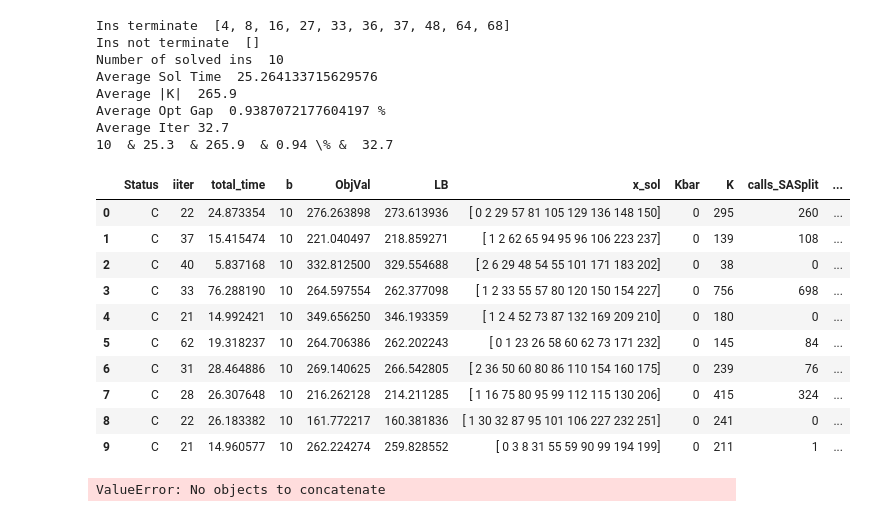
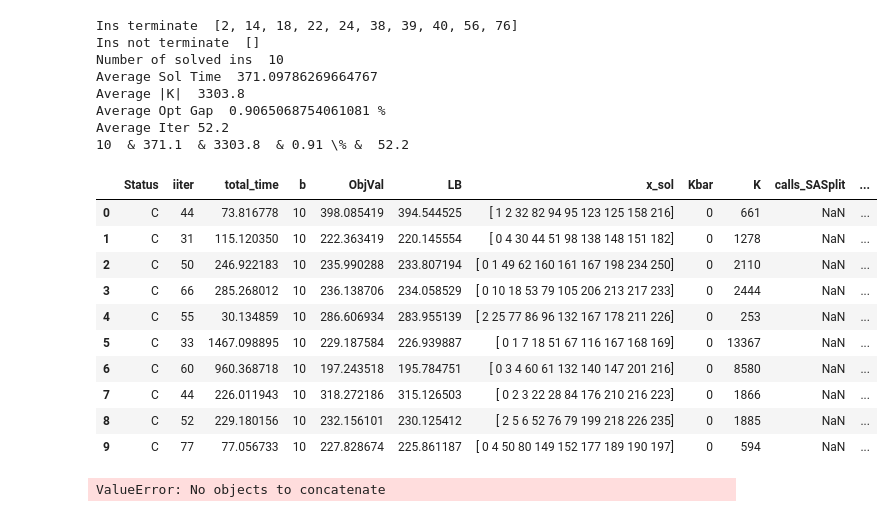
Before and after one commit to diHnguyen/SSPI, a Jupyter notebook: PythonConversion/Dec2024_Output/ProcessOutput.ipynb, the cells around one changed output. Saved outputs shown, nothing was run; the diff lists cells and outputs as text; code cells hidden in the pictures.

```diff
--- a/PythonConversion/Dec2024_Output/ProcessOutput.ipynb
+++ b/PythonConversion/Dec2024_Output/ProcessOutput.ipynb
@@ -14,8 +14,8 @@ N = 40 #50
 
 # N40
 # ins = [1, 3, 5, 6, 7, 9, 10, 11, 12, 13]
-ins =  [4, 8, 16, 27, 33, 36, 37, 48, 64, 68]
-# ins =  [2, 14, 18, 22, 24, 38, 39, 40, 56, 76]
+# ins =  [4, 8, 16, 27, 33, 36, 37, 48, 64, 68]
+ins =  [2, 14, 18, 22, 24, 38, 39, 40, 56, 76]
 
 # N50
 # ins =  [2, 6, 7, 10, 13, 14, 15, 16, 17, 21]
@@ -26,7 +26,8 @@ ins =  [4, 8, 16, 27, 33, 36, 37, 48, 64, 68]
 def processMain(N, ins):
     fileNames = []
     for i in ins:
-        fileNames.append("./Dec2024_Output/Iter/main_singleCut_combinedStratV1_WarmStart_threshold_p_15_N"+str(N)+"_"+str(i)+".txt")
+        # fileNames.append("./Dec2024_Output/Iter/main_singleCut_combinedStratV1_WarmStart_threshold_p_skipSmallCells_15_N"+str(N)+"_"+str(i)+".txt")
+        fileNames.append("./Dec2024_Output/Iter/main_singleCut_15_N"+str(N)+"_"+str(i)+".txt")
         # fileNames.append("./Iter/main_A3_0_15_N"+str(N)+"_"+str(i)+".txt")
     # print(fileNames)
     # Use the next line for finished ins
@@ -67,49 +68,49 @@ def processMain(N, ins):
     # df_filtered = df_filtered.groupby('Ins').apply(
     #     lambda group: group[group['total_time'] == group['total_time'].max()])
     # df_filtered = df_filtered.reset_index(drop=True)
     df_filtered["OptGap"] = (df_filtered.ObjVal-df_filtered.LB)/df_filtered.ObjVal*100
     solved_ins = len(df_filtered)
     avg_time = df_filtered['total_time'].mean()
     avg_K = df_filtered['K'].mean()
     opt_gap = df_filtered["OptGap"].mean()
     avg_iter = df_filtered["iiter"].mean()+1
     print("Number of solved ins ", solved_ins)
     print("Average Sol Time ", avg_time)
     print("Average |K| ", avg_K)
     print("Average Opt Gap ", opt_gap,"%")
     print("Average Iter", avg_iter)
     # {number:.2f}
     print(str(solved_ins), " & %.1f"  % avg_time, " & %.1f" % avg_K, " & %.2f" %opt_gap, "\% & ",str(avg_iter) )
 
 
     # print(output)
     # for i in range(5):
     #     output = pd.read_csv(EXP+"_N"+str(N)+"_"+str(i+1)+".txt", sep=";", header=None)
 
     return df_filtered
 
 df_default = processMain(N,ins)
 df_default
 # %% [output]
-Ins terminate  [4, 8, 16, 27, 33, 36, 37, 48, 64, 68]
+Ins terminate  [2, 14, 18, 22, 24, 38, 39, 40, 56, 76]
 Ins not terminate  []
 Number of solved ins  10
-Average Sol Time  25.264133715629576
-Average |K|  265.9
-Average Opt Gap  0.9387072177604197 %
-Average Iter 32.7
-10  & 25.3  & 265.9  & 0.94 \% &  32.7
+Average Sol Time  371.09786269664767
+Average |K|  3303.8
+Average Opt Gap  0.9065068754061081 %
+Average Iter 52.2
+10  & 371.1  & 3303.8  & 0.91 \% &  52.2
 |  | Status | iiter | total_time | b | ObjVal | LB | x_sol | Kbar | K | calls_SASplit | ... |
-| 0 | C | 22 | 24.873354 | 10 | 276.263898 | 273.613936 | [ 0 2 29 57 81 105 129 136 148 150] | 0 | 295 | 260 | ... |
-| 1 | C | 37 | 15.415474 | 10 | 221.040497 | 218.859271 | [ 1 2 62 65 94 95 96 106 223 237] | 0 | 139 | 108 | ... |
-| 2 | C | 40 | 5.837168 | 10 | 332.812500 | 329.554688 | [ 2 6 29 48 54 55 101 171 183 202] | 0 | 38 | 0 | ... |
-| 3 | C | 33 | 76.288190 | 10 | 264.597554 | 262.377098 | [ 1 2 33 55 57 80 120 150 154 227] | 0 | 756 | 698 | ... |
-| 4 | C | 21 | 14.992421 | 10 | 349.656250 | 346.193359 | [ 1 2 4 52 73 87 132 169 209 210] | 0 | 180 | 0 | ... |
-| 5 | C | 62 | 19.318237 | 10 | 264.706386 | 262.202243 | [ 0 1 23 26 58 60 62 73 171 232] | 0 | 145 | 84 | ... |
-| 6 | C | 31 | 28.464886 | 10 | 269.140625 | 266.542805 | [ 2 36 50 60 80 86 110 154 160 175] | 0 | 239 | 76 | ... |
-| 7 | C | 28 | 26.307648 | 10 | 216.262128 | 214.211285 | [ 1 16 75 80 95 99 112 115 130 206] | 0 | 415 | 324 | ... |
-| 8 | C | 22 | 26.183382 | 10 | 161.772217 | 160.381836 | [ 1 30 32 87 95 101 106 227 232 251] | 0 | 241 | 0 | ... |
-| 9 | C | 21 | 14.960577 | 10 | 262.224274 | 259.828552 | [ 0 3 8 31 55 59 90 99 194 199] | 0 | 211 | 1 | ... |
+| 0 | C | 44 | 73.816778 | 10 | 398.085419 | 394.544525 | [ 1 2 32 82 94 95 123 125 158 216] | 0 | 661 | NaN | ... |
+| 1 | C | 31 | 115.120350 | 10 | 222.363419 | 220.145554 | [ 0 4 30 44 51 98 138 148 151 182] | 0 | 1278 | NaN | ... |
+| 2 | C | 50 | 246.922183 | 10 | 235.990288 | 233.807194 | [ 0 1 49 62 160 161 167 198 234 250] | 0 | 2110 | NaN | ... |
+| 3 | C | 66 | 285.268012 | 10 | 236.138706 | 234.058529 | [ 0 10 18 53 79 105 206 213 217 233] | 0 | 2444 | NaN | ... |
+| 4 | C | 55 | 30.134859 | 10 | 286.606934 | 283.955139 | [ 2 25 77 86 96 132 167 178 211 226] | 0 | 253 | NaN | ... |
+| 5 | C | 33 | 1467.098895 | 10 | 229.187584 | 226.939887 | [ 0 1 7 18 51 67 116 167 168 169] | 0 | 13367 | NaN | ... |
+| 6 | C | 60 | 960.368718 | 10 | 197.243518 | 195.784751 | [ 0 3 4 60 61 132 140 147 201 216] | 0 | 8580 | NaN | ... |
+| 7 | C | 44 | 226.011943 | 10 | 318.272186 | 315.126503 | [ 0 2 3 22 28 84 176 210 216 223] | 0 | 1866 | NaN | ... |
+| 8 | C | 52 | 229.180156 | 10 | 232.156101 | 230.125412 | [ 2 5 6 52 76 79 199 218 226 235] | 0 | 1885 | NaN | ... |
+| 9 | C | 77 | 77.056733 | 10 | 227.828674 | 225.861187 | [ 0 4 50 80 149 152 177 189 190 197] | 0 | 594 | NaN | ... |
 # %%
 import pandas as pd
 import os
```
